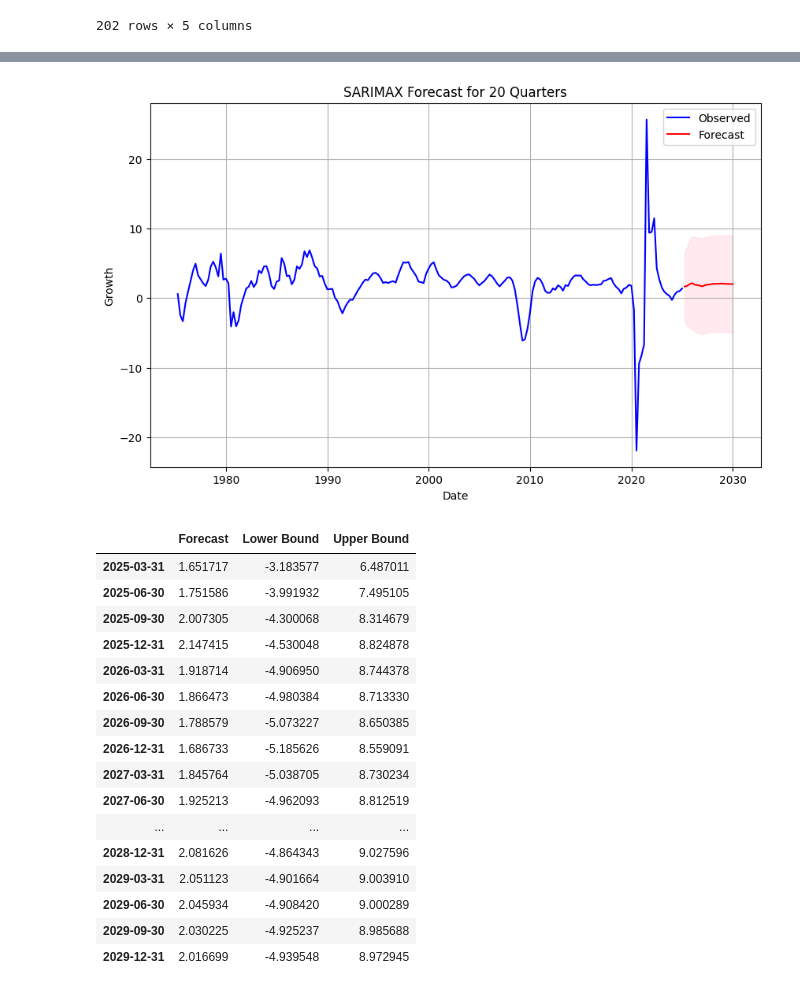
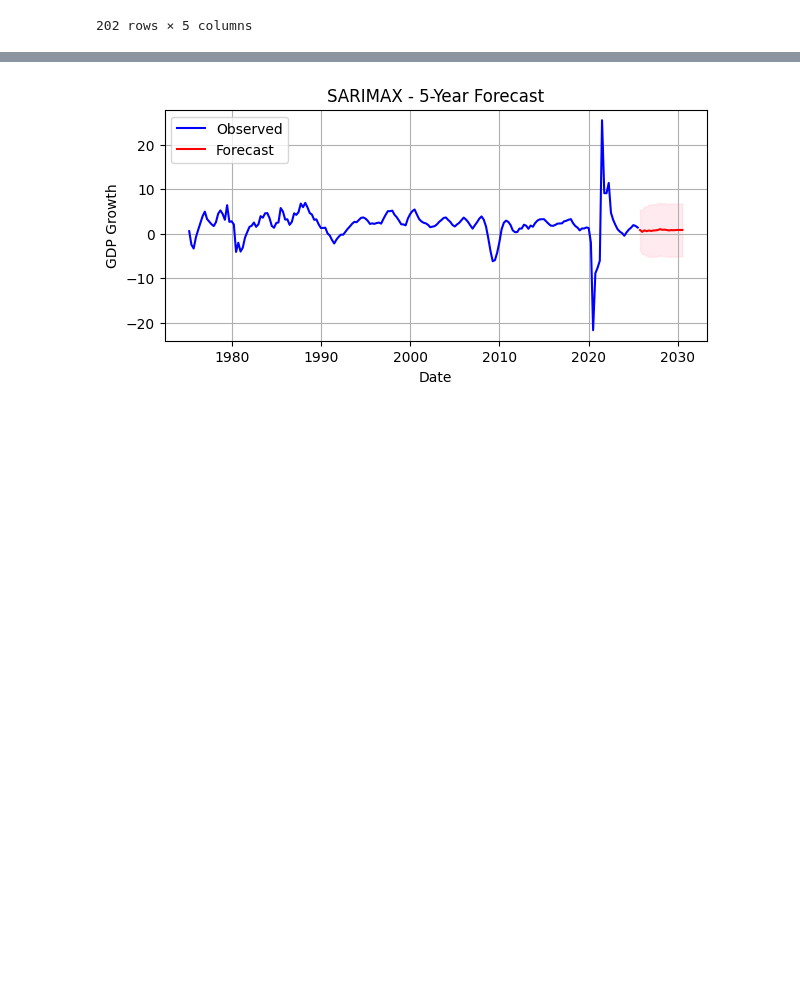
Before and after one commit to MarkThackham/MarkThackham.github.io, a Jupyter notebook: Portfolio/machine-learning/sarimax-gdp/sarimax-gpp.ipynb, the cells around one changed output, grey strips where cells are left out. Drawn from its saved outputs; the diff is of its cells as text; code cells hidden in the pictures; blank space fills up the shorter version.

```diff
--- a/Portfolio/machine-learning/sarimax-gdp/sarimax-gpp.ipynb
+++ b/Portfolio/machine-learning/sarimax-gdp/sarimax-gpp.ipynb
@@ -308,6 +460,0 @@ plt.show()
-# %%
-# Copy data
-df3=copy.deepcopy(df2[['date','Growth']])
-df3.set_index('date', inplace=True)
-df3.index = pd.to_datetime(df3.index)  # Ensure the index is a datetime index
-df3 = df3.asfreq('QE')
@@ -434,48 +461,45 @@ plt.show()
 # %%
+#================================================================================
+# Step 7: Forecast
+
 # Forecast the next 20 quarters
 forecast_steps = 20
-forecast = fitted_model.get_forecast(steps=forecast_steps)
+
+# Flat future forecast for exogenous variable
+forecast_index = pd.date_range(
+    start=df3.index[-1] + pd.offsets.QuarterEnd(0),
+    periods=forecast_steps,
+    freq='QE')
+last_gdp_growth = df3['UnempRateGrowth'].iloc[-1]
+future_exog = pd.DataFrame(
+    {'UnempRateGrowth': np.repeat(last_gdp_growth, forecast_steps)},
+    index=forecast_index)
+
+# Generate forecast
+forecast = fitted_model.get_forecast(steps=forecast_steps, exog=future_exog)
 
 # Get confidence intervals for the forecast
 conf_int = forecast.conf_int()
 
 # Create a DataFrame for the forecasted values
-forecast_index = pd.date_range(start=df3.index[-1], periods=forecast_steps + 1, freq='Q')[1:]
+forecast_index = pd.date_range(start=df3.index[-1], periods=forecast_steps + 1, freq='QE')[1:]
 forecast_df = pd.DataFrame({
     'Forecast': forecast.predicted_mean,
     'Lower Bound': conf_int.iloc[:, 0],
     'Upper Bound': conf_int.iloc[:, 1]
 }, index=forecast_index)
 
 # Plot the forecast
-plt.figure(figsize=(10, 6))
-plt.plot(df3.index, df3['Growth'], label='Observed', color='blue')
+plt.figure(figsize=(7, 3))
+plt.plot(df3.index, df3['GDPGrowth'], label='Observed', color='blue')
 plt.plot(forecast_df.index, forecast_df['Forecast'], label='Forecast', color='red')
 plt.fill_between(forecast_df.index, forecast_df['Lower Bound'], forecast_df['Upper Bound'], color='pink', alpha=0.3)
-plt.title('SARIMAX Forecast')
+plt.title('SARIMAX - 5-Year Forecast')
 plt.xlabel('Date')
-plt.ylabel('Growth')
+plt.ylabel('GDP Growth')
 plt.legend()
 plt.grid(True)
 plt.show()
-
-display(forecast_df)
+#================================================================================
 # %% [output]
-[figure, old version]
+[figure, new version]
-|  | Forecast | Lower Bound | Upper Bound |
-| 2025-03-31 | 1.651717 | -3.183577 | 6.487011 |
-| 2025-06-30 | 1.751586 | -3.991932 | 7.495105 |
-| 2025-09-30 | 2.007305 | -4.300068 | 8.314679 |
-| 2025-12-31 | 2.147415 | -4.530048 | 8.824878 |
-| 2026-03-31 | 1.918714 | -4.906950 | 8.744378 |
-| 2026-06-30 | 1.866473 | -4.980384 | 8.713330 |
-| 2026-09-30 | 1.788579 | -5.073227 | 8.650385 |
-| 2026-12-31 | 1.686733 | -5.185626 | 8.559091 |
-| 2027-03-31 | 1.845764 | -5.038705 | 8.730234 |
-| 2027-06-30 | 1.925213 | -4.962093 | 8.812519 |
-| ... | ... | ... | ... |
-| 2028-12-31 | 2.081626 | -4.864343 | 9.027596 |
-| 2029-03-31 | 2.051123 | -4.901664 | 9.003910 |
-| 2029-06-30 | 2.045934 | -4.908420 | 9.000289 |
-| 2029-09-30 | 2.030225 | -4.925237 | 8.985688 |
-| 2029-12-31 | 2.016699 | -4.939548 | 8.972945 |
```
Also changed, not shown: parts of 12 cells of this notebook.
